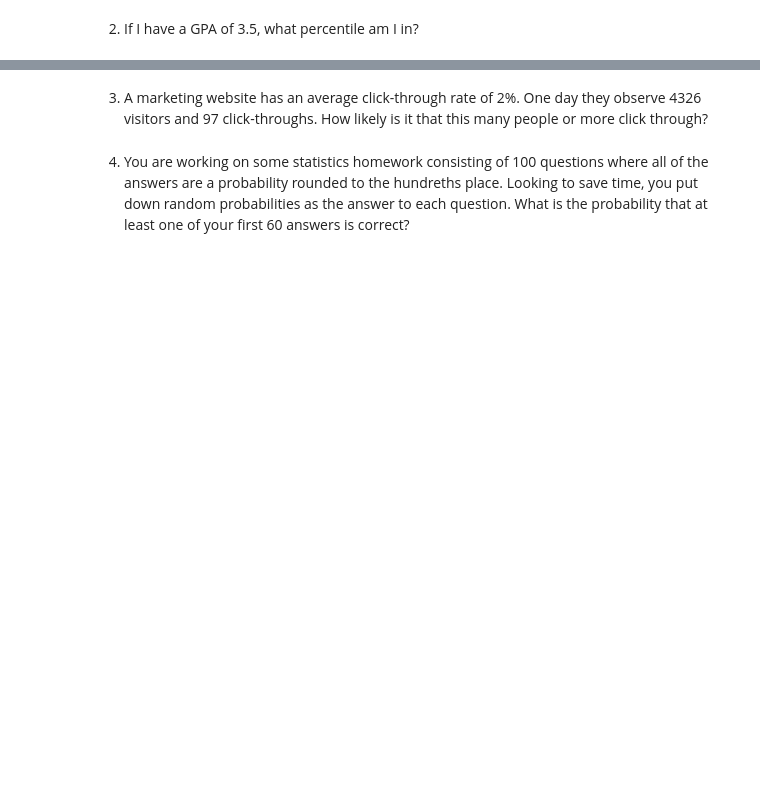
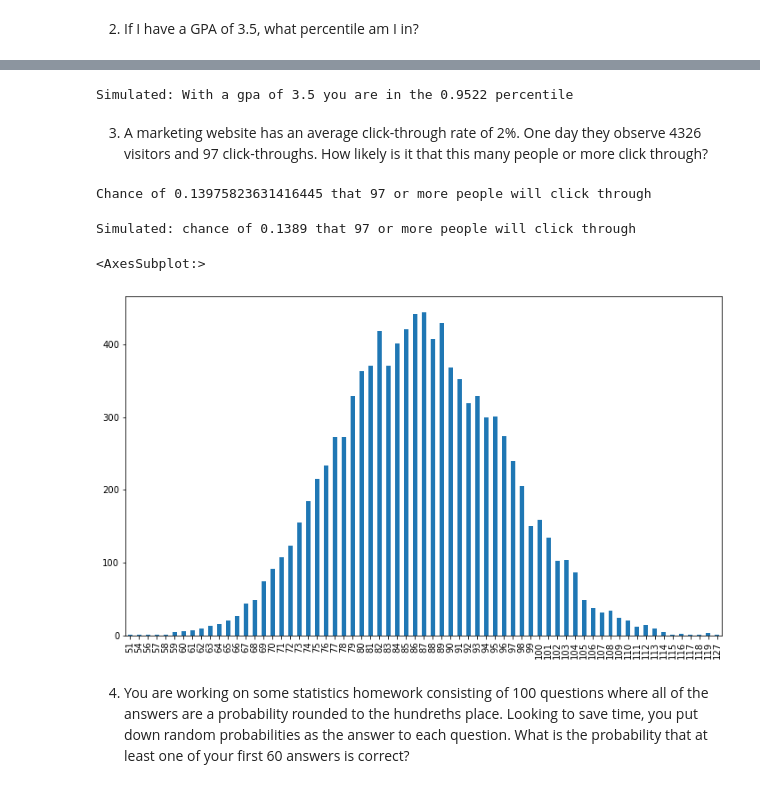
Before and after one commit to jesse-d-marder/statistics-exercises, a Jupyter notebook: probability_distributions.ipynb, the cells around one changed output, grey strips where cells are left out. Saved outputs shown, nothing was run; the diff lists cells and outputs as text; code cells hidden in the pictures; blank space fills up the shorter version.

```diff
--- a/probability_distributions.ipynb
+++ b/probability_distributions.ipynb
@@ -27,2 +120,15 @@ What grade point average is required to be in the top 5% of the graduating class
+# %%
+# simulation:
+print(f"Simulated: With a gpa of {gpa} you are in the {(grades<gpa).mean()} percentile")
+# %% [output]
+Simulated: With a gpa of 3.5 you are in the 0.9522 percentile
 # %% [markdown]
 3. A marketing website has an average click-through rate of 2%. One day they observe 4326 visitors and 97 click-throughs. How likely is it that this many people or more click through?
+# %%
+click_rate = 0.02
+n_trials = 4326
+clicks = 97
+
+print(f"Chance of {stats.binom(n_trials, click_rate).sf(clicks-1)} that {clicks} or more people will click through")
+# %% [output]
+Chance of 0.13975823631416445 that 97 or more people will click through
@@ -29,3 +139,12 @@ What grade point average is required to be in the top 5% of the graduating class
+# %%
+print(f"Simulated: chance of {(c>= clicks).mean()} that {clicks} or more people will click through")
+# %% [output]
+Simulated: chance of 0.1389 that 97 or more people will click through
+# %%
+pd.Series(stats.binom(n_trials,click_rate).rvs(10_000)).value_counts().sort_index().plot.bar(figsize=(12,7))
+# %% [output]
+<AxesSubplot:>
+[figure, added]
 # %% [markdown]
 4. You are working on some statistics homework consisting of 100 questions where all of the answers are a probability rounded to the hundreths place. Looking to save time, you put down random probabilities as the answer to each question.
 What is the probability that at least one of your first 60 answers is correct?
```
Also changed, not shown: parts of 43 cells of this notebook.
